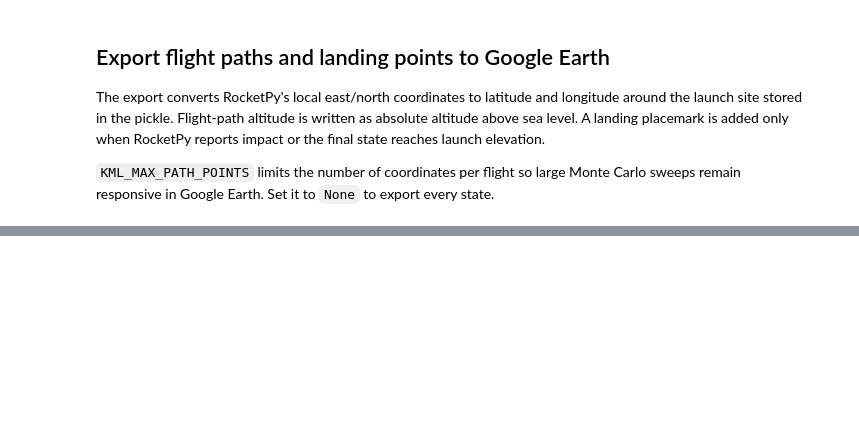
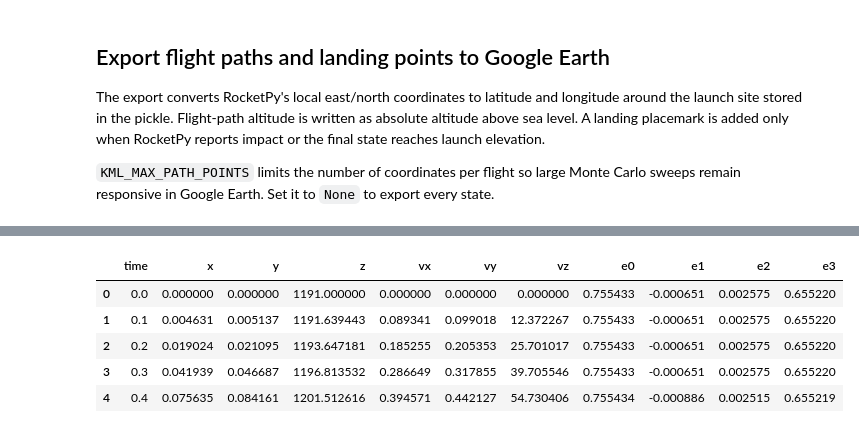
Before and after one commit to prs2026/farfromheaven, a Jupyter notebook: sims/rocketpy/montecarloviewer.ipynb, the cells around one changed output, grey strips where cells are left out. Cells and saved outputs as stored; diff of their text form; code cells hidden in the pictures; blank space fills up the shorter version.

```diff
--- a/sims/rocketpy/montecarloviewer.ipynb
+++ b/sims/rocketpy/montecarloviewer.ipynb
@@ -738,0 +802,82 @@ Saved Google Earth KML: C:\Users\E\Documents\GitHub\farfromheaven\sims\rocketpy\
+# %%
+profile_columns = ("time", "x", "y", "z", "vx", "vy", "vz", "e0", "e1", "e2", "e3")
+profile_percentile = float(FLIGHT_PROFILE_PERCENTILE)
+profile_time_step_s = float(FLIGHT_PROFILE_TIME_STEP_S)
+if not np.isfinite(profile_percentile) or not 0 <= profile_percentile <= 100:
+    raise ValueError("FLIGHT_PROFILE_PERCENTILE must be in [0, 100]")
+if not np.isfinite(profile_time_step_s) or profile_time_step_s <= 0:
+    raise ValueError("FLIGHT_PROFILE_TIME_STEP_S must be positive")
+missing_profile_columns = set(profile_columns).difference(state_columns)
+if missing_profile_columns:
+    raise ValueError(f"Flight data is missing profile columns: {sorted(missing_profile_columns)}")
+
+profile_column_indices = [column[name] for name in profile_columns]
+profile_histories = []
+for record_index, flight in enumerate(plot_flights):
+    states = np.asarray(flight.get("solution", ()), dtype=float)
+    if states.ndim != 2 or states.shape[0] < 2 or states.shape[1] < len(state_columns):
+        continue
+    states = states[:, profile_column_indices]
+    finite_time = np.isfinite(states[:, 0])
+    states = states[finite_time]
+    _, unique_indices = np.unique(states[:, 0], return_index=True)
+    states = states[np.sort(unique_indices)]
+    if len(states) < 2 or np.any(np.diff(states[:, 0]) <= 0):
+        continue
+
+    # RocketPy quaternions q and -q represent the same attitude. Align
+    # their signs through time before percentile interpolation.
+    quaternion = states[:, 7:11].copy()
+    for state_index in range(1, len(quaternion)):
+        if np.dot(quaternion[state_index - 1], quaternion[state_index]) < 0:
+            quaternion[state_index] *= -1
+    if quaternion[0, 0] < 0:
+        quaternion *= -1
+    states[:, 7:11] = quaternion
+    profile_histories.append(states)
+
+if not profile_histories:
+    raise ValueError("No valid flights remain for percentile profile generation")
+
+profile_start_time = min(states[0, 0] for states in profile_histories)
+profile_end_time = max(states[-1, 0] for states in profile_histories)
+profile_time = np.arange(
+    profile_start_time, profile_end_time + profile_time_step_s * 0.5, profile_time_step_s
+)
+profile_time = profile_time[profile_time <= profile_end_time]
+if profile_time[-1] < profile_end_time:
+    profile_time = np.append(profile_time, profile_end_time)
+
+profile_data = {"time": profile_time}
+for profile_column_offset, profile_column_name in enumerate(profile_columns[1:], start=1):
+    interpolated_values = np.full((len(profile_histories), len(profile_time)), np.nan)
+    for flight_index, states in enumerate(profile_histories):
+        interpolated_values[flight_index] = np.interp(
+            profile_time,
+            states[:, 0],
+            states[:, profile_column_offset],
+            left=np.nan,
+            right=np.nan,
+        )
+    profile_data[profile_column_name] = np.nanpercentile(
+        interpolated_values, profile_percentile, axis=0
+    )
+
+profile_frame = pd.DataFrame(profile_data, columns=profile_columns)
+profile_quaternion = profile_frame[["e0", "e1", "e2", "e3"]].to_numpy(copy=True)
+quaternion_norm = np.linalg.norm(profile_quaternion, axis=1)
+valid_quaternion = np.isfinite(quaternion_norm) & (quaternion_norm > 0)
+profile_quaternion[valid_quaternion] /= quaternion_norm[valid_quaternion, None]
+profile_quaternion[~valid_quaternion] = (1.0, 0.0, 0.0, 0.0)
+profile_frame.loc[:, ["e0", "e1", "e2", "e3"]] = profile_quaternion
+
+AVERAGE_FLIGHT_PROFILE_PATH = Path(AVERAGE_FLIGHT_PROFILE_PATH).expanduser().resolve()
+AVERAGE_FLIGHT_PROFILE_PATH.parent.mkdir(parents=True, exist_ok=True)
+profile_frame.to_csv(AVERAGE_FLIGHT_PROFILE_PATH, index=False)
+print(
+    f"Saved {profile_percentile:g}th-percentile flight profile from "
+    f"{len(profile_histories):,} flights and {len(profile_frame):,} time samples to "
+    f"{AVERAGE_FLIGHT_PROFILE_PATH}"
+)
+profile_frame.head()
+# %% [output]
@@ -738,0 +885,6 @@ Saved Google Earth KML: C:\Users\E\Documents\GitHub\farfromheaven\sims\rocketpy\
+|  | time | x | y | z | vx | vy | vz | e0 | e1 | e2 | e3 |
+| 0 | 0.0 | 0.000000 | 0.000000 | 1191.000000 | 0.000000 | 0.000000 | 0.000000 | 0.755433 | -0.000651 | 0.002575 | 0.655220 |
+| 1 | 0.1 | 0.004631 | 0.005137 | 1191.639443 | 0.089341 | 0.099018 | 12.372267 | 0.755433 | -0.000651 | 0.002575 | 0.655220 |
+| 2 | 0.2 | 0.019024 | 0.021095 | 1193.647181 | 0.185255 | 0.205353 | 25.701017 | 0.755433 | -0.000651 | 0.002575 | 0.655220 |
+| 3 | 0.3 | 0.041939 | 0.046687 | 1196.813532 | 0.286649 | 0.317855 | 39.705546 | 0.755433 | -0.000651 | 0.002575 | 0.655220 |
+| 4 | 0.4 | 0.075635 | 0.084161 | 1201.512616 | 0.394571 | 0.442127 | 54.730406 | 0.755434 | -0.000886 | 0.002515 | 0.655219 |
```
Also changed, not shown: parts of 9 cells of this notebook, 12 other files.
